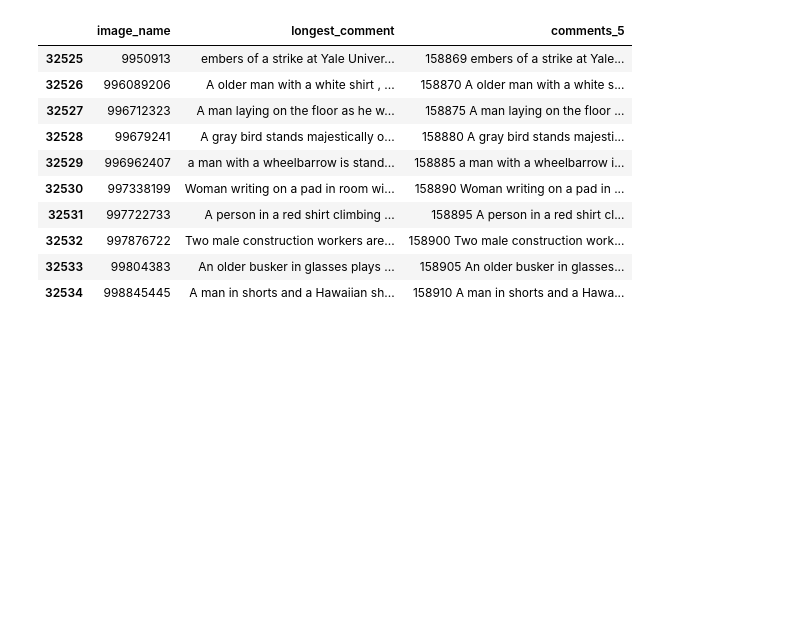
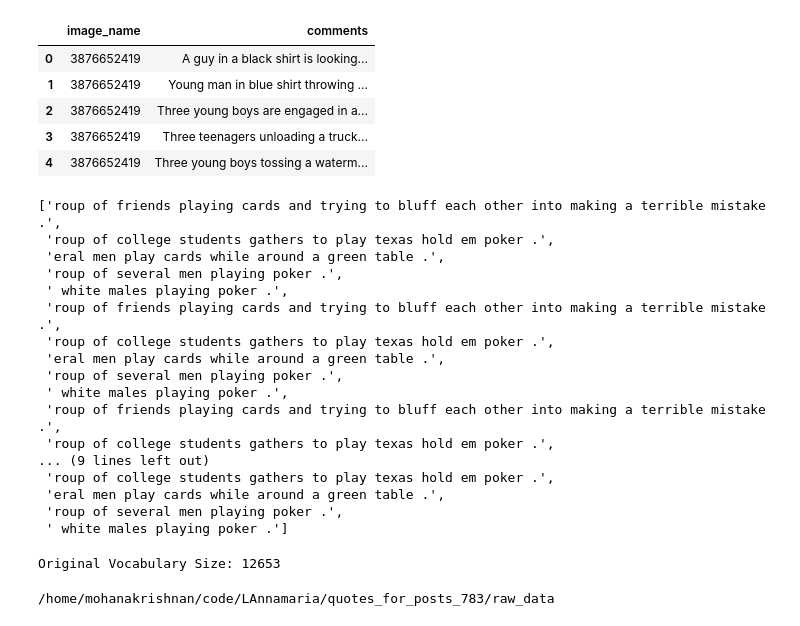
Before and after one commit to LAnnamaria/quotes_for_posts_783, a Jupyter notebook: notebooks/Untitled2.ipynb, the cells around one changed output. Drawn from its saved outputs; the diff is of its cells as text; code cells hidden in the pictures; blank space fills up the shorter version.

Commit message:
all chenages by mohan on 9/03/2022

```diff
--- a/notebooks/Untitled2.ipynb
+++ b/notebooks/Untitled2.ipynb
@@ -5,16 +5,32 @@ BUCKET_TRAIN_DATA_PATH_1= 'raw_data/image_dataset/images_name.csv'
 # %%
 import pandas as pd
 df = pd.read_csv(f'gs://{BUCKET_NAME}/{BUCKET_TRAIN_DATA_PATH_1}')
-df.tail(10)
+df.head(5)
 # %% [output]
-|  | image_name | longest_comment | comments_5 |
-| 32525 | 9950913 | embers of a strike at Yale Univer... | 158869 embers of a strike at Yale... |
-| 32526 | 996089206 | A older man with a white shirt , ... | 158870 A older man with a white s... |
-| 32527 | 996712323 | A man laying on the floor as he w... | 158875 A man laying on the floor ... |
-| 32528 | 99679241 | A gray bird stands majestically o... | 158880 A gray bird stands majesti... |
-| 32529 | 996962407 | a man with a wheelbarrow is stand... | 158885 a man with a wheelbarrow i... |
-| 32530 | 997338199 | Woman writing on a pad in room wi... | 158890 Woman writing on a pad in ... |
-| 32531 | 997722733 | A person in a red shirt climbing ... | 158895 A person in a red shirt cl... |
-| 32532 | 997876722 | Two male construction workers are... | 158900 Two male construction work... |
-| 32533 | 99804383 | An older busker in glasses plays ... | 158905 An older busker in glasses... |
-| 32534 | 998845445 | A man in shorts and a Hawaiian sh... | 158910 A man in shorts and a Hawa... |
+|  | image_name | comments |
+| 0 | 3876652419 | A guy in a black shirt is looking... |
+| 1 | 3876652419 | Young man in blue shirt throwing ... |
+| 2 | 3876652419 | Three young boys are engaged in a... |
+| 3 | 3876652419 | Three teenagers unloading a truck... |
+| 4 | 3876652419 | Three young boys tossing a waterm... |
+# %%
+descriptions = df.groupby('image_name')['comments'].apply(list).to_dict()
+descriptions[36979]
+# %% [output]
+['roup of friends playing cards and trying to bluff each other into making a terrible mistake .',
+ 'roup of college students gathers to play texas hold em poker .',
+ 'eral men play cards while around a green table .',
+ 'roup of several men playing poker .',
+ ' white males playing poker .',
+ 'roup of friends playing cards and trying to bluff each other into making a terrible mistake .',
+ 'roup of college students gathers to play texas hold em poker .',
+ 'eral men play cards while around a green table .',
+ 'roup of several men playing poker .',
+ ' white males playing poker .',
+ 'roup of friends playing cards and trying to bluff each other into making a terrible mistake .',
+ 'roup of college students gathers to play texas hold em poker .',
+... (9 lines left out)
+ 'roup of college students gathers to play texas hold em poker .',
+ 'eral men play cards while around a green table .',
+ 'roup of several men playing poker .',
+ ' white males playing poker .']
@@ -20,0 +47,11 @@ df.tail(10)
+# %%
+vocabulary = set()
+for key in descriptions.keys():
+        [vocabulary.update(d.split()) for d in descriptions[key]]
+print('Original Vocabulary Size: %d' % len(vocabulary))
+# %% [output]
+Original Vocabulary Size: 12653
+# %%
+cd ../raw_data/
+# %% [output]
+/home/mohanakrishnan/code/LAnnamaria/quotes_for_posts_783/raw_data
```
Also changed, not shown: parts of 12 cells of this notebook, 13 other files.
